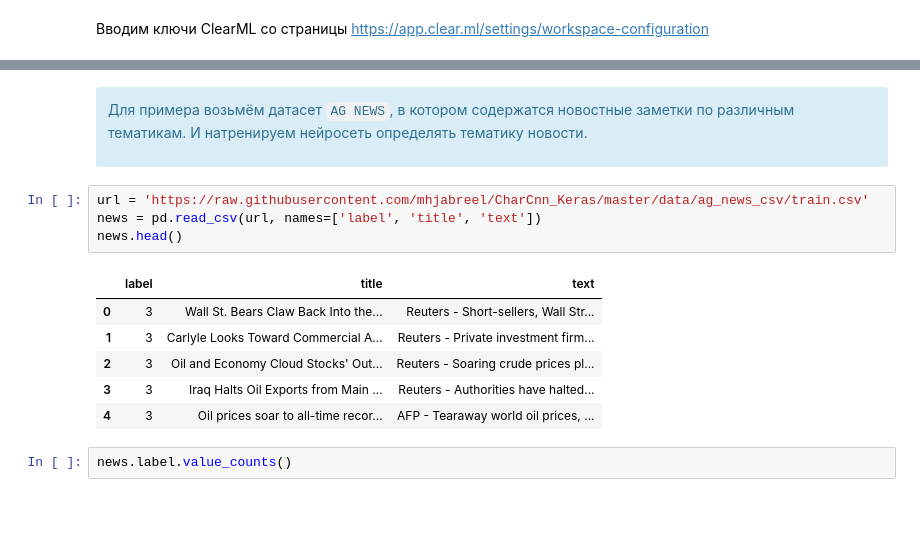
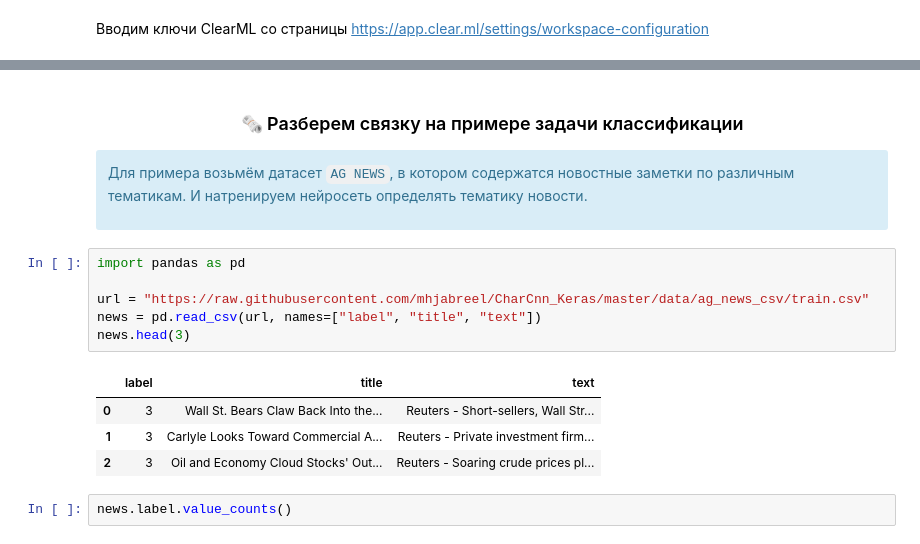
Before and after one commit to a-milenkin/ml_instruments, a Jupyter notebook: notebooks/M3.1_Lightning_ClearML_NLP.ipynb, the cells around one changed output, grey strips where cells are left out. Saved outputs shown, nothing was run; the diff lists cells and outputs as text; blank space fills up the shorter version.

```diff
--- a/notebooks/M3.1_Lightning_ClearML_NLP.ipynb
+++ b/notebooks/M3.1_Lightning_ClearML_NLP.ipynb
@@ -83,18 +91,20 @@ secret_key = getpass(prompt="Введите API Secret токен: ")
 # %% [markdown]
+### <center> 🗞 Разберем связку на примере задачи классификации
+
 <div class="alert alert-info">
 
 Для примера возьмём датасет `AG NEWS`, в котором содержатся новостные заметки по различным тематикам. И натренируем нейросеть определять тематику новости.
 # %%
-url = 'https://raw.githubusercontent.com/mhjabreel/CharCnn_Keras/master/data/ag_news_csv/train.csv'
-news = pd.read_csv(url, names=['label', 'title', 'text'])
-news.head()
+import pandas as pd
+
+url = "https://raw.githubusercontent.com/mhjabreel/CharCnn_Keras/master/data/ag_news_csv/train.csv"
+news = pd.read_csv(url, names=["label", "title", "text"])
+news.head(3)
 # %% [output]
 |  | label | title | text |
 | 0 | 3 | Wall St. Bears Claw Back Into the... | Reuters - Short-sellers, Wall Str... |
 | 1 | 3 | Carlyle Looks Toward Commercial A... | Reuters - Private investment firm... |
 | 2 | 3 | Oil and Economy Cloud Stocks' Out... | Reuters - Soaring crude prices pl... |
-| 3 | 3 | Iraq Halts Oil Exports from Main ... | Reuters - Authorities have halted... |
-| 4 | 3 | Oil prices soar to all-time recor... | AFP - Tearaway world oil prices, ... |
 # %%
 news.label.value_counts()
 # %% [output]
```
Also changed, not shown: parts of 53 cells of this notebook, 15 other files.
